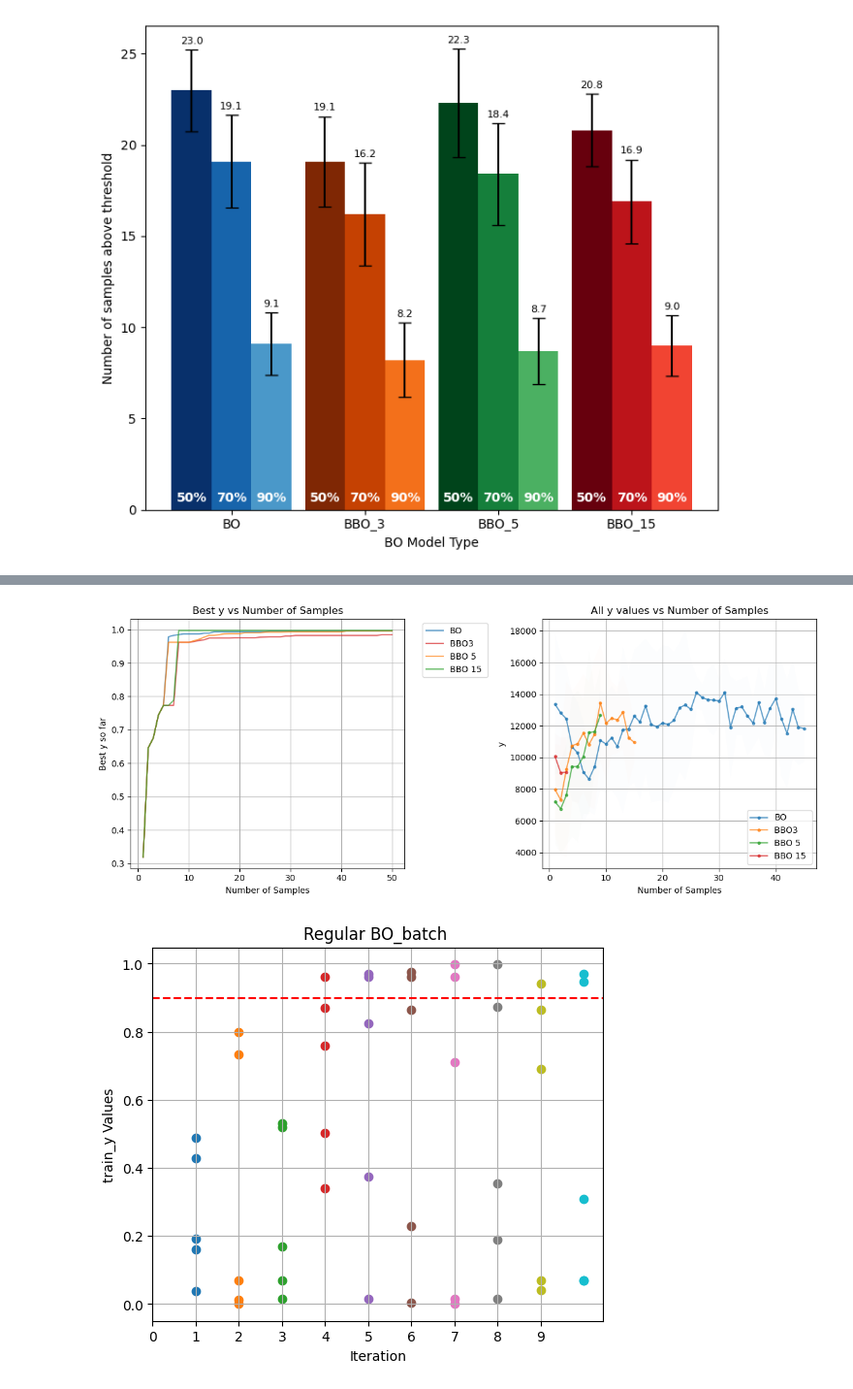
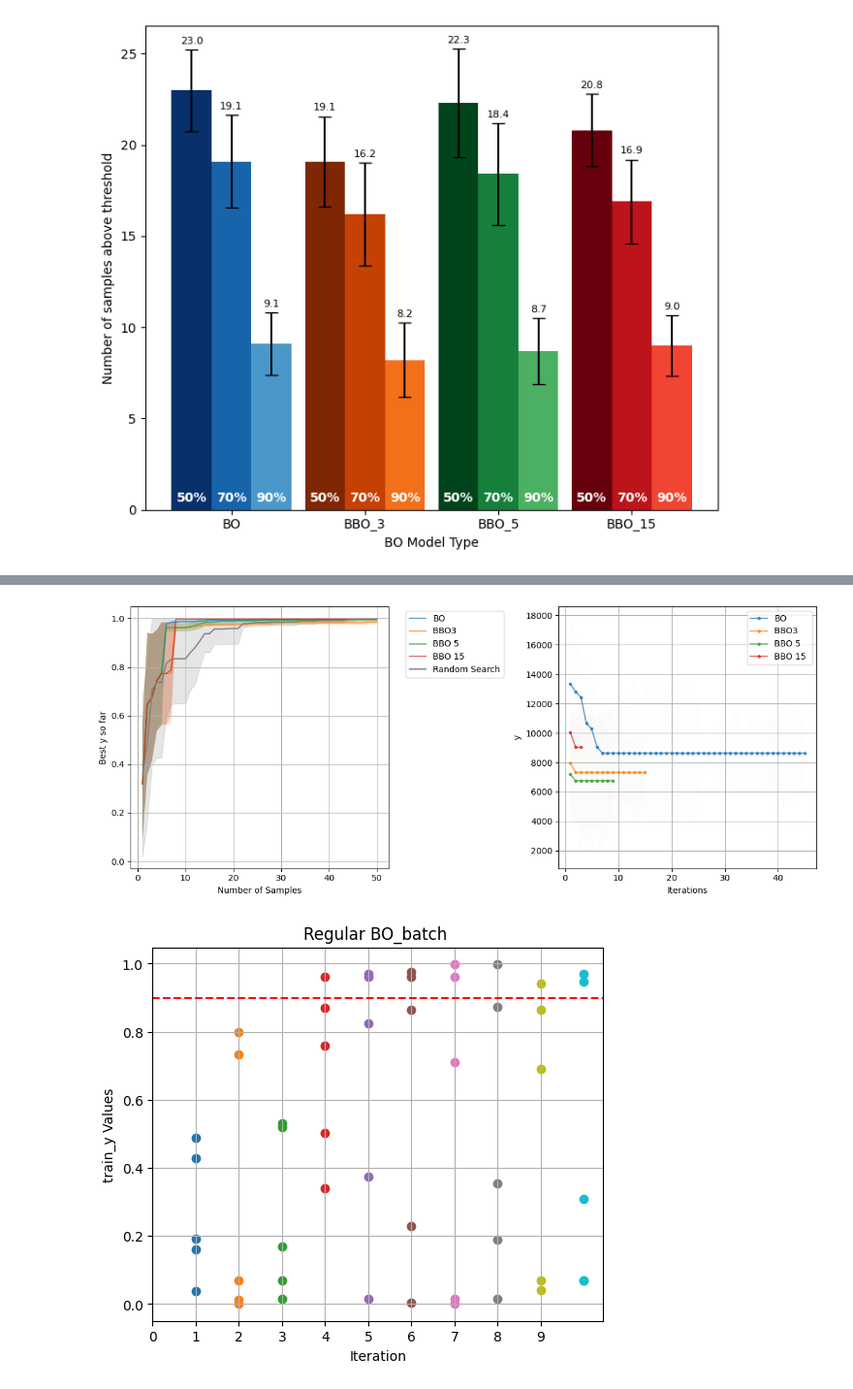
Before and after one commit to uwsunlab/BO-RFB, a Jupyter notebook: PoolBased/ComparisonTesting/BOvsBBOvsRandom.ipynb, the cells around one changed output, grey strips where cells are left out. Shown at 97% size. Drawn from its saved outputs; the diff is of its cells as text; code cells hidden in the pictures.

```diff
--- a/PoolBased/ComparisonTesting/BOvsBBOvsRandom.ipynb
+++ b/PoolBased/ComparisonTesting/BOvsBBOvsRandom.ipynb
@@ -479,7 +619,7 @@ plt.show()
 # Plot number of samples vs best y for BO, BO_batch, BBO, and BO_q1
 lables = ['BO', 'BBO3', 'BBO5', 'BBO15']
 hatches = ['\\', '//', '+++', 'xxx']
-colors = ['tab:blue', 'tab:red', 'tab:orange', 'tab:green']
+colors = ['tab:blue', 'tab:orange', 'tab:green', 'tab:red']
 # Prepare data
 y1_all = np.array([np.maximum.accumulate(y) for y in y_best_1_all])
 y3_all = np.array([np.maximum.accumulate(y) for y in y_best_3_all])
@@ -502,42 +642,48 @@ varsum_lists_std = [
     np.array(varsum_5_all).std(axis=0),
     np.array(varsum_15_all).std(axis=0)
 ]
 sample_counts = [np.arange(1, len(y) + 1) for y in y1_all]
-varsum = [np.maximum.accumulate(var) for var in varsum_lists]
+varsum = [np.minimum.accumulate(var) for var in varsum_lists]
 iterations = [np.arange(1, len(var) + 1) for var in varsum_lists]
 # Plot as a 1x2 subplot: (left) Best y vs Number of Samples, (right) All y values vs Number of Samples
 
 fig, axes = plt.subplots(1, 2, figsize=(12, 5))
 
 # Left: Best y so far
 for samples, best, y_std, label, hatch, color in zip(sample_counts, y_lists, y_list_std,labels, hatches, colors):
     axes[0].plot(samples, best, label=label, marker='', alpha=0.7, color=color)
+
     # Cap the fill region to be at most 1
-    # lower = np.maximum(best - y_std,0)
-    # upper = np.minimum(best + y_std, 1)
-    #axes[0].fill_between(samples, lower, upper, alpha=0.2)
+    lower = np.maximum(best - y_std,0)
+    upper = np.minimum(best + y_std, 1)
+    axes[0].fill_between(samples, lower, upper, alpha=0.2)
     #axes[0].fill_between(samples, np.array(best) - np.array(y_std), np.array(best) + np.array(y_std), alpha=0.05, hatch = hatch,edgecolor=color)
+axes[0].plot(np.arange(1, num_samples + 1), random_search_mean, label='Random Search', color='gray')
+axes[0].fill_between(np.arange(1, num_samples + 1),
+         random_search_mean - random_search_std,
+         np.minimum(random_search_mean + random_search_std,1),
+         color='gray', alpha=0.2)
 axes[0].set_xlabel('Number of Samples')
 axes[0].set_ylabel('Best y so far')
-axes[0].set_title('Best y vs Number of Samples')
+# axes[0].set_title('Best y vs Number of Samples')
 axes[0].legend(bbox_to_anchor=(1.05, 1), loc='upper left')
 plt.tight_layout()
 axes[0].grid(True)
 
 # Right: All y values (not just best-so-far)
-for iter, varsum,std, label in zip(iterations , varsum_lists,varsum_lists_std, labels):
+for iter, varsum,std, label in zip(iterations , varsum, varsum_lists_std, labels):
     axes[1].plot(iter, varsum, label=label, marker='.', alpha=0.7)
     axes[1].fill_between(iter, np.array(varsum) - np.array(std), np.array(varsum) + np.array(std), alpha=0.01)
-axes[1].set_xlabel('Number of Samples')
+axes[1].set_xlabel('Iterations')
 axes[1].set_ylabel('y')
-axes[1].set_title('All y values vs Number of Samples')
+# axes[1].set_title('All y values vs Number of Samples')
 axes[1].legend()
 axes[1].grid(True)
 
 plt.tight_layout()
 plt.show()
 # %% [output]
-[figure, old version]
+[figure, new version]
 # %%
 def BO_batch_loop(gp_model,train_nx, train_y,train_yvar, x_all, y_all, yvar_all,iterations=5):
     query = PoolObjectives(x_all, y_all, yvar_all, columns=['time', 'temp', 'sulf', 'anly'])
```
Also changed, not shown: parts of 5 cells of this notebook, 7 other files.
